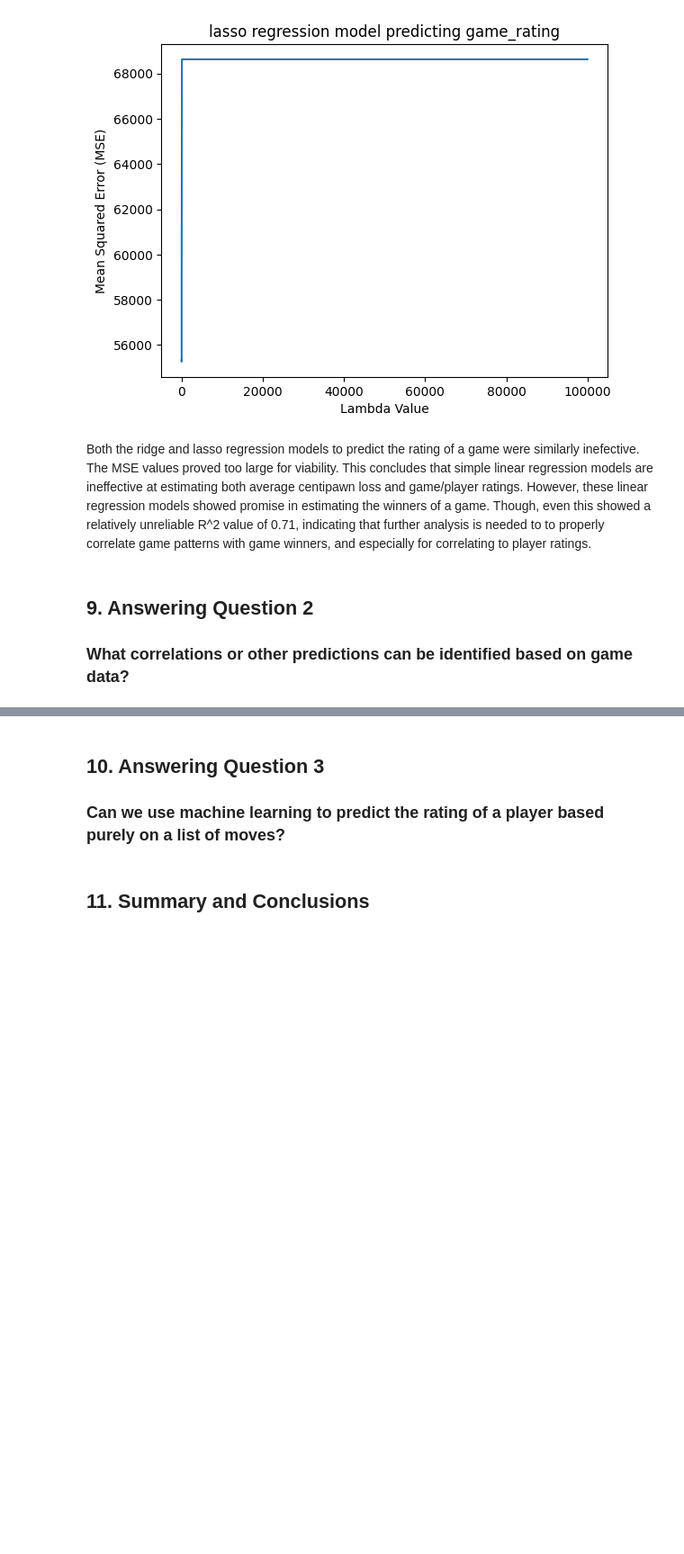
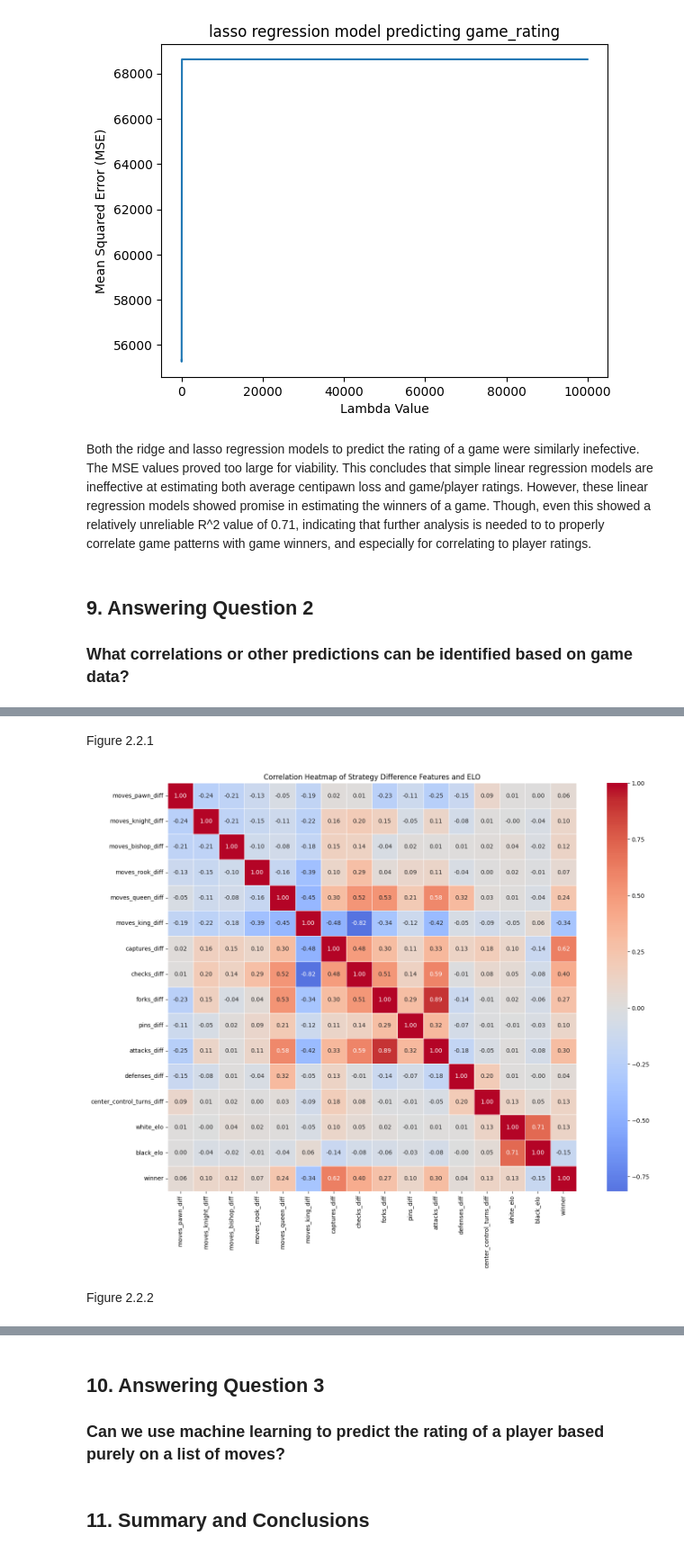
Before and after one commit to T-hawk/chess-ds-final, a Jupyter notebook: final-submission.ipynb, the cells around one changed output, grey strips where cells are left out. Shown at 90% size. Drawn from its saved outputs; the diff is of its cells as text; code cells hidden in the pictures; blank space fills up the shorter version.

```diff
--- a/final-submission.ipynb
+++ b/final-submission.ipynb
@@ -1242,0 +1297,65 @@ plt.show()
+# %% [markdown]
+Figure 2.2.1
+# %%
+aggregate_strategy_categories = [
+    "captures",
+    "checks",
+    "forks",
+    "pins",
+    "attacks",
+    "defenses",
+    "center_control_turns",
+]
+
+pieces = ["pawn", "knight", "bishop", "rook", "queen", "king"]
+
+strategy_diff_results = pd.DataFrame()
+
+for piece in pieces:
+    strategy_diff_results[f"moves_{piece}_diff"] = (
+        board_analysis_results[f"white_moves_{piece}"]
+        - board_analysis_results[f"black_moves_{piece}"]
+    )
+
+for category in aggregate_strategy_categories:
+    white_cols = [
+        col for col in board_analysis_results.columns
+        if col.startswith(f"white_{category}_")
+    ]
+    black_cols = [
+        col for col in board_analysis_results.columns
+        if col.startswith(f"black_{category}_")
+    ]
+
+    strategy_diff_results[f"{category}_diff"] = (
+        board_analysis_results[white_cols].sum(axis=1)
+        - board_analysis_results[black_cols].sum(axis=1)
+    )
+
+strategy_diff_results[["white_elo", "black_elo", "winner"]] = board_analysis_results[[
+    "white_elo",
+    "black_elo",
+    "winner",
+]]
+
+strategy_diff_corr = strategy_diff_results.corr(numeric_only=True)
+
+# Plot
+plt.figure(figsize=(16, 12))
+sns.heatmap(
+    strategy_diff_corr,
+    annot=True,
+    fmt=".2f",
+    cmap="coolwarm",
+    center=0,
+    square=True,
+    linewidths=0.5
+)
+
+plt.title("Correlation Heatmap of Strategy Difference Features and ELO")
+plt.tight_layout()
+plt.show()
+# %% [output]
+[figure, added]
+# %% [markdown]
+Figure 2.2.2
```
Also changed, not shown: parts of 7 cells of this notebook.
